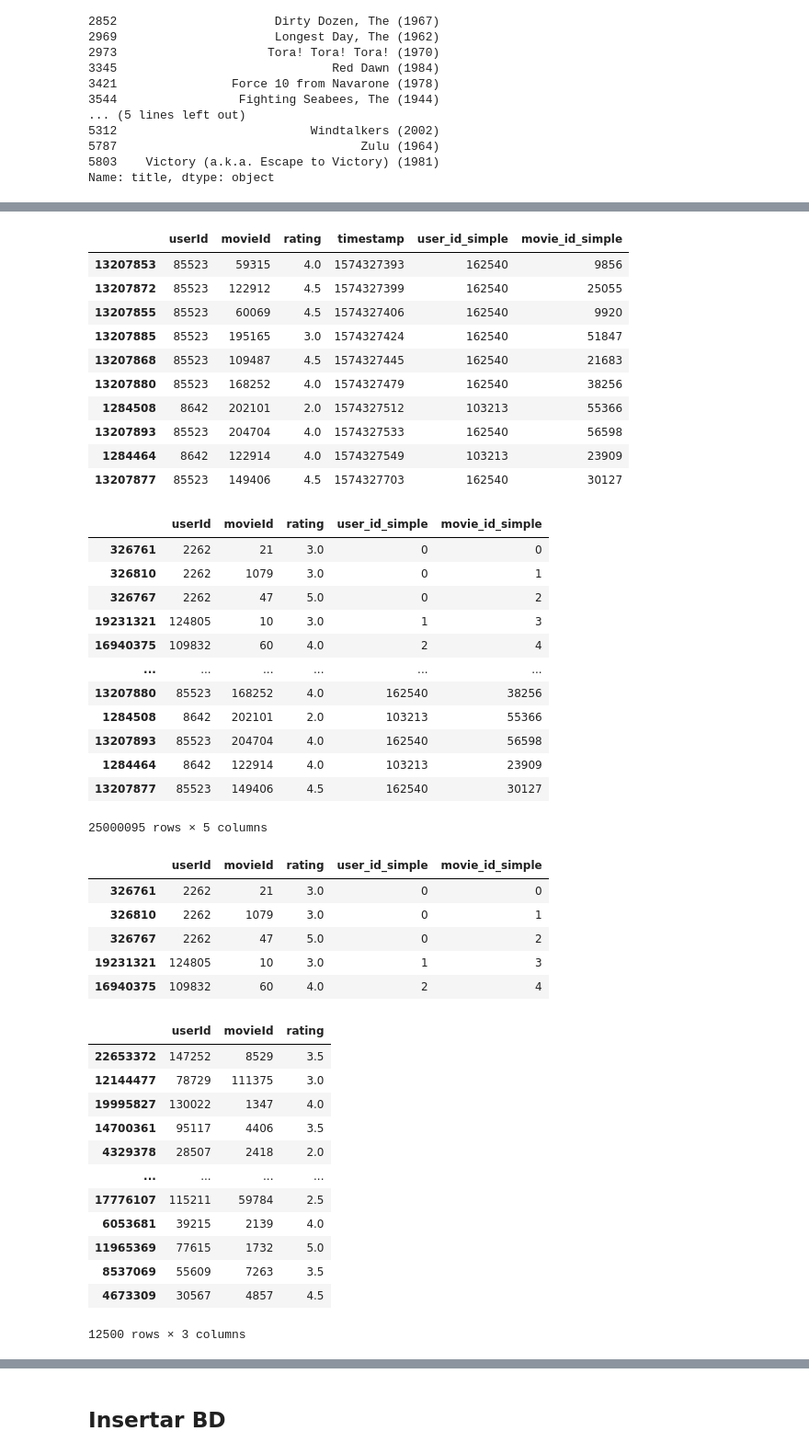
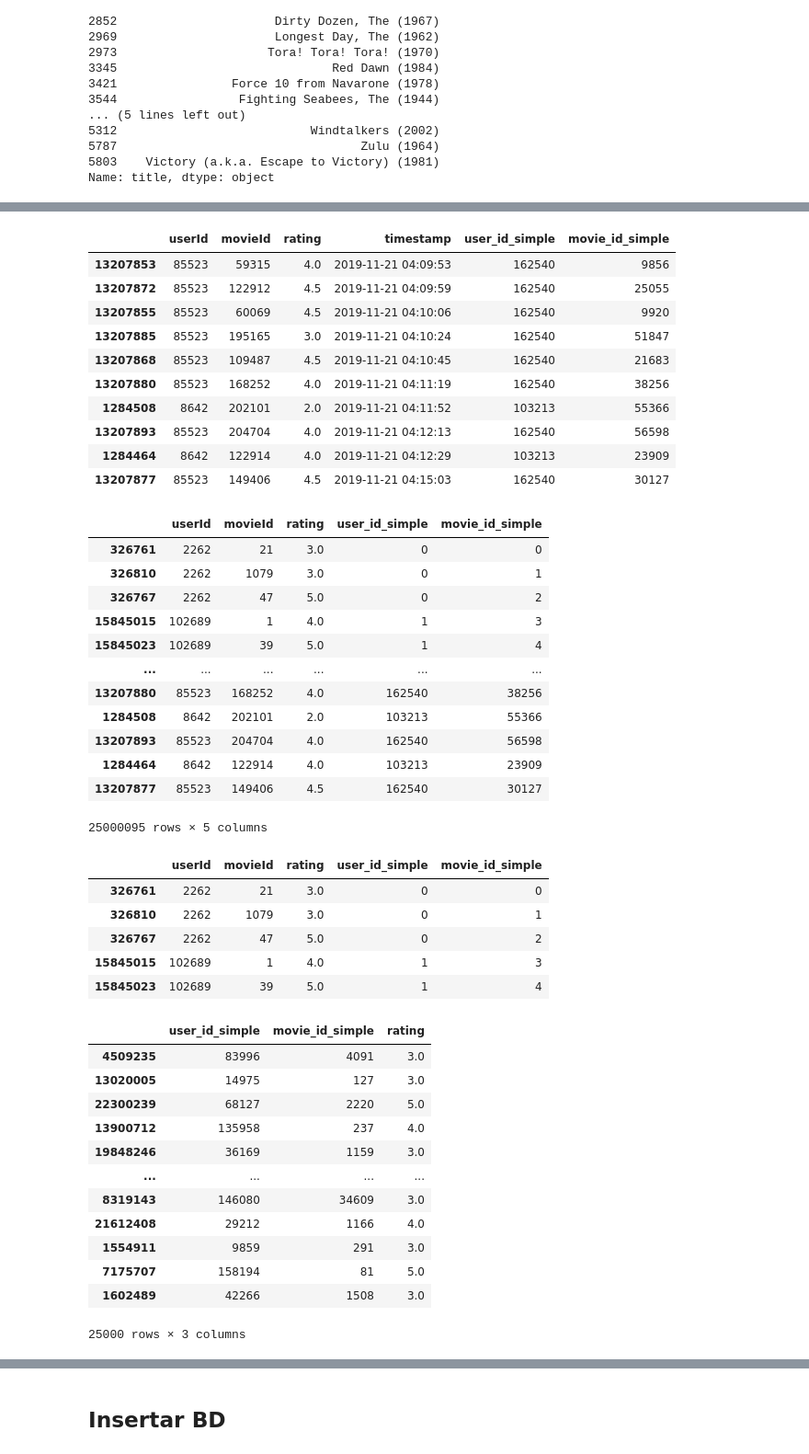
Before and after one commit to MINE4201grupo2/sr_taller_3, a Jupyter notebook: modelo/FiltradoColaborativo.ipynb, the cells around one changed output, grey strips where cells are left out. Shown at 92% size. Cells and saved outputs as stored; diff of their text form; code cells hidden in the pictures.

```diff
--- a/modelo/FiltradoColaborativo.ipynb
+++ b/modelo/FiltradoColaborativo.ipynb
@@ -14,3 +34,5 @@ from surprise.model_selection import cross_validate
 # %%
 ratings=pd.read_csv('ml-25m/ratings.csv',sep=',')
 movies= pd.read_csv('ml-25m/movies.csv')
+ratings['timestamp'] = ratings['timestamp'].apply(datetime.fromtimestamp)
+ratings
@@ -149,24 +183,24 @@ ratings
 # %%
 ratings=ratings.sort_values(by='timestamp')
 # %%
-reviews=ratings[['userId','movieId','rating']].copy()
+reviews=ratings[['userId','movieId','rating','timestamp']].sort_values(by='timestamp').copy()
 ratings['user_id_simple'] = pd.factorize(reviews.userId)[0]
 ratings['movie_id_simple'] = pd.factorize(reviews.movieId)[0]
 reviews['user_id_simple'] = pd.factorize(reviews.userId)[0]
 reviews['movie_id_simple'] = pd.factorize(reviews.movieId)[0]
-ratings.tail(10)
+reviews.tail(10)
 # %% [output]
 |  | userId | movieId | rating | timestamp | user_id_simple | movie_id_simple |
-| 13207853 | 85523 | 59315 | 4.0 | 1574327393 | 162540 | 9856 |
-| 13207872 | 85523 | 122912 | 4.5 | 1574327399 | 162540 | 25055 |
-| 13207855 | 85523 | 60069 | 4.5 | 1574327406 | 162540 | 9920 |
-| 13207885 | 85523 | 195165 | 3.0 | 1574327424 | 162540 | 51847 |
-| 13207868 | 85523 | 109487 | 4.5 | 1574327445 | 162540 | 21683 |
-| 13207880 | 85523 | 168252 | 4.0 | 1574327479 | 162540 | 38256 |
-| 1284508 | 8642 | 202101 | 2.0 | 1574327512 | 103213 | 55366 |
-| 13207893 | 85523 | 204704 | 4.0 | 1574327533 | 162540 | 56598 |
-| 1284464 | 8642 | 122914 | 4.0 | 1574327549 | 103213 | 23909 |
-| 13207877 | 85523 | 149406 | 4.5 | 1574327703 | 162540 | 30127 |
+| 13207853 | 85523 | 59315 | 4.0 | 2019-11-21 04:09:53 | 162540 | 9856 |
+| 13207872 | 85523 | 122912 | 4.5 | 2019-11-21 04:09:59 | 162540 | 25055 |
+| 13207855 | 85523 | 60069 | 4.5 | 2019-11-21 04:10:06 | 162540 | 9920 |
+| 13207885 | 85523 | 195165 | 3.0 | 2019-11-21 04:10:24 | 162540 | 51847 |
+| 13207868 | 85523 | 109487 | 4.5 | 2019-11-21 04:10:45 | 162540 | 21683 |
+| 13207880 | 85523 | 168252 | 4.0 | 2019-11-21 04:11:19 | 162540 | 38256 |
+| 1284508 | 8642 | 202101 | 2.0 | 2019-11-21 04:11:52 | 103213 | 55366 |
+| 13207893 | 85523 | 204704 | 4.0 | 2019-11-21 04:12:13 | 162540 | 56598 |
+| 1284464 | 8642 | 122914 | 4.0 | 2019-11-21 04:12:29 | 103213 | 23909 |
+| 13207877 | 85523 | 149406 | 4.5 | 2019-11-21 04:15:03 | 162540 | 30127 |
 # %%
 reviews.shape
 reviews
@@ -175,8 +209,8 @@ reviews
 | 326761 | 2262 | 21 | 3.0 | 0 | 0 |
 | 326810 | 2262 | 1079 | 3.0 | 0 | 1 |
 | 326767 | 2262 | 47 | 5.0 | 0 | 2 |
-| 19231321 | 124805 | 10 | 3.0 | 1 | 3 |
-| 16940375 | 109832 | 60 | 4.0 | 2 | 4 |
+| 15845015 | 102689 | 1 | 4.0 | 1 | 3 |
+| 15845023 | 102689 | 39 | 5.0 | 1 | 4 |
 | ... | ... | ... | ... | ... | ... |
 | 13207880 | 85523 | 168252 | 4.0 | 162540 | 38256 |
 | 1284508 | 8642 | 202101 | 2.0 | 103213 | 55366 |
@@ -196,25 +230,25 @@ reviews.head()
 | 326761 | 2262 | 21 | 3.0 | 0 | 0 |
 | 326810 | 2262 | 1079 | 3.0 | 0 | 1 |
 | 326767 | 2262 | 47 | 5.0 | 0 | 2 |
-| 19231321 | 124805 | 10 | 3.0 | 1 | 3 |
-| 16940375 | 109832 | 60 | 4.0 | 2 | 4 |
+| 15845015 | 102689 | 1 | 4.0 | 1 | 3 |
+| 15845023 | 102689 | 39 | 5.0 | 1 | 4 |
 # %%
 # Randomly sample dataset too big
-small_data = reviews.sample(frac=0.0005)
+small_data = reviews.sample(frac=0.0010)
 # Check the sample info
-small_data= small_data[['userId', 'movieId', 'rating']]
+small_data= small_data[['user_id_simple', 'movie_id_simple', 'rating']]
 small_data
 # %% [output]
-|  | userId | movieId | rating |
-| 22653372 | 147252 | 8529 | 3.5 |
-| 12144477 | 78729 | 111375 | 3.0 |
-| 19995827 | 130022 | 1347 | 4.0 |
-| 14700361 | 95117 | 4406 | 3.5 |
-| 4329378 | 28507 | 2418 | 2.0 |
+|  | user_id_simple | movie_id_simple | rating |
+| 4509235 | 83996 | 4091 | 3.0 |
+| 13020005 | 14975 | 127 | 3.0 |
+| 22300239 | 68127 | 2220 | 5.0 |
+| 13900712 | 135958 | 237 | 4.0 |
+| 19848246 | 36169 | 1159 | 3.0 |
 | ... | ... | ... | ... |
-| 17776107 | 115211 | 59784 | 2.5 |
-| 6053681 | 39215 | 2139 | 4.0 |
-| 11965369 | 77615 | 1732 | 5.0 |
-| 8537069 | 55609 | 7263 | 3.5 |
-| 4673309 | 30567 | 4857 | 4.5 |
+| 8319143 | 146080 | 34609 | 3.0 |
+| 21612408 | 29212 | 1166 | 4.0 |
+| 1554911 | 9859 | 291 | 3.0 |
+| 7175707 | 158194 | 81 | 5.0 |
+| 1602489 | 42266 | 1508 | 3.0 |
-12500 rows × 3 columns
+25000 rows × 3 columns
```
Also changed, not shown: parts of 9 cells of this notebook, 1 other file.
